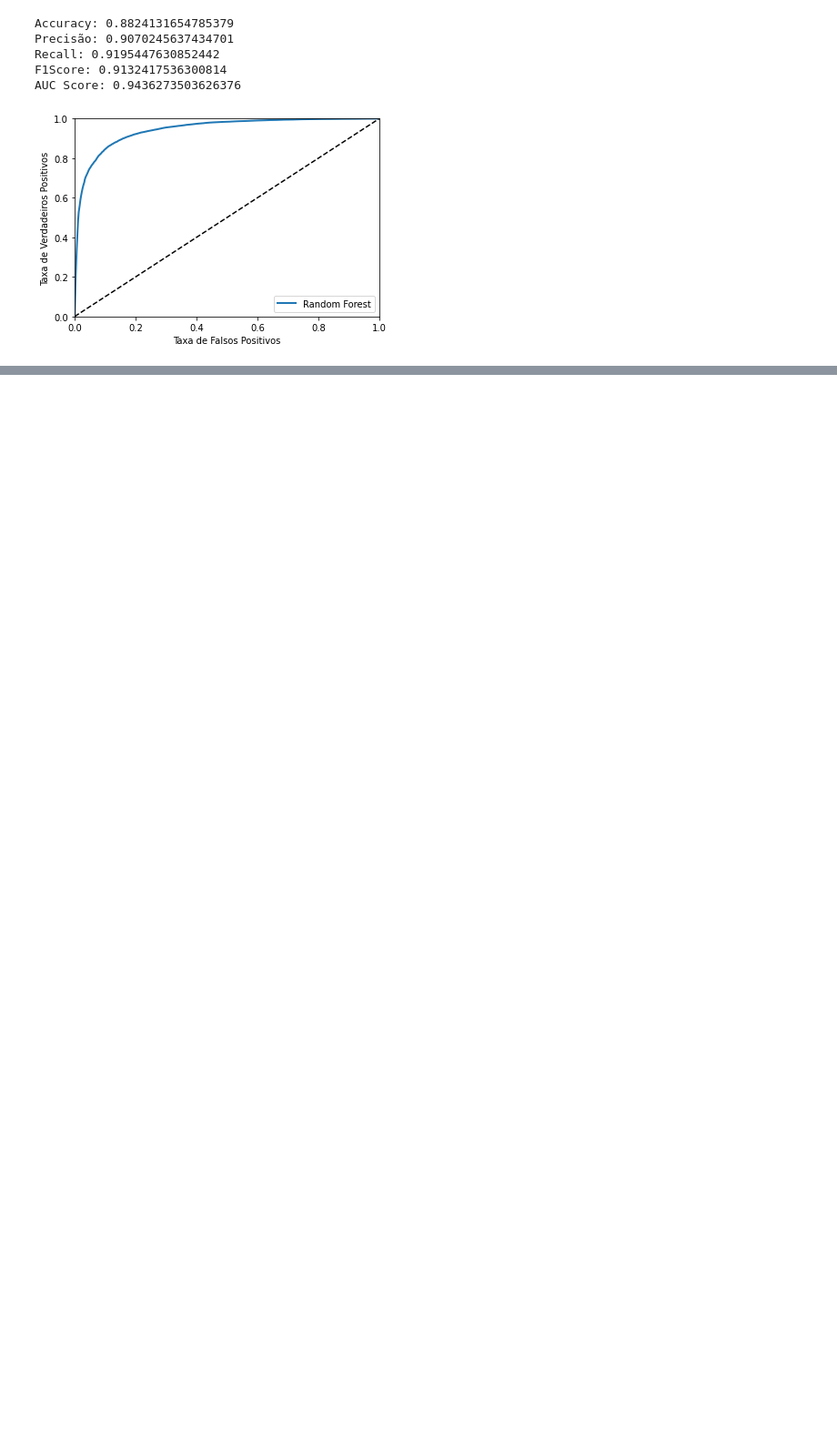
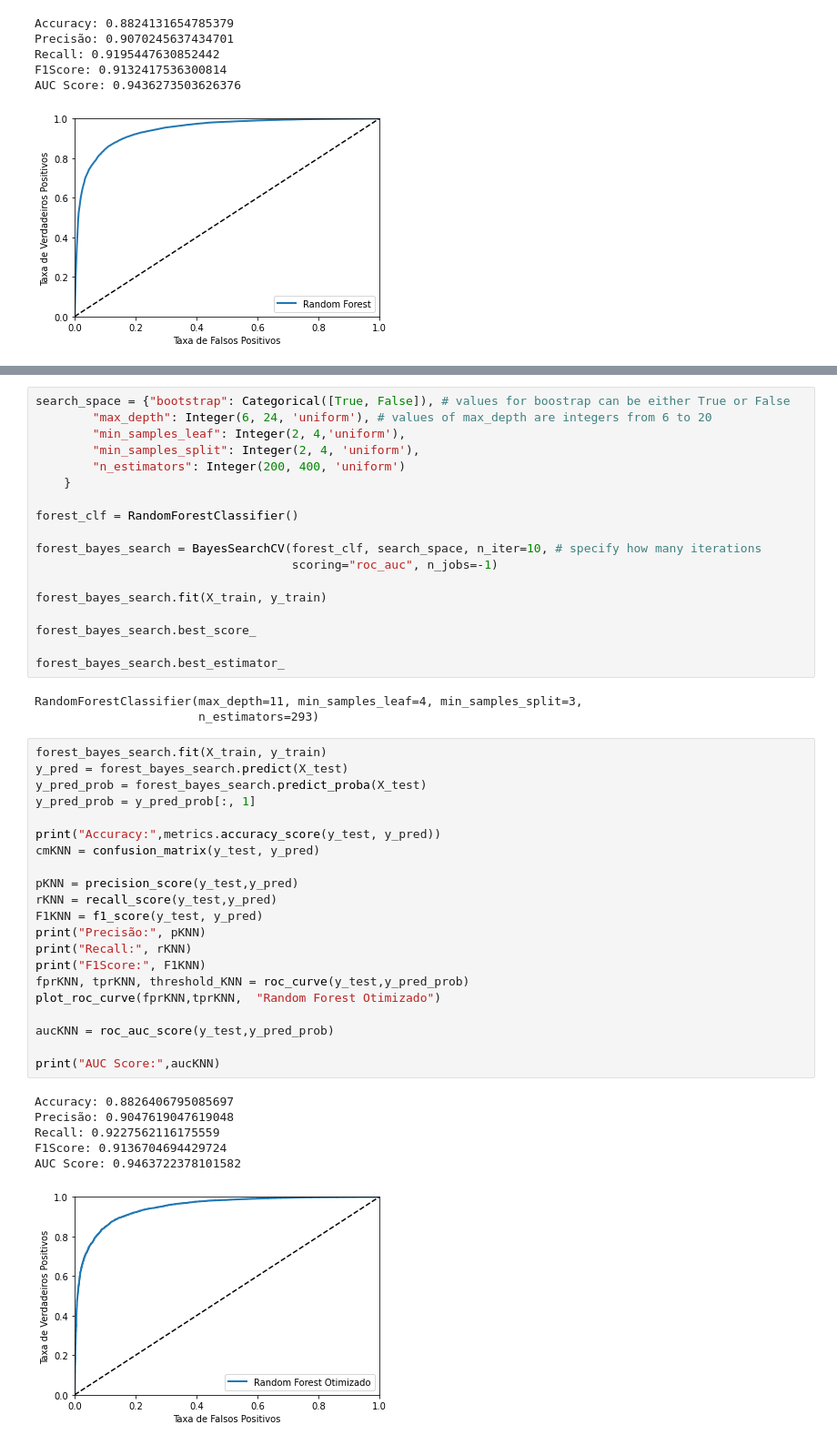
Before and after one commit to mrelero/machine-learning-anatel-database, a Jupyter notebook: ML_Techs/paper-enegep.ipynb, the cells around one changed output, grey strips where cells are left out. Shown at 91% size. Drawn from its saved outputs; the diff is of its cells as text; blank space fills up the shorter version.

```diff
--- a/ML_Techs/paper-enegep.ipynb
+++ b/ML_Techs/paper-enegep.ipynb
@@ -329,0 +326,49 @@ AUC Score: 0.9436273503626376
+# %%
+search_space = {"bootstrap": Categorical([True, False]), # values for boostrap can be either True or False
+        "max_depth": Integer(6, 24, 'uniform'), # values of max_depth are integers from 6 to 20
+        "min_samples_leaf": Integer(2, 4,'uniform'),
+        "min_samples_split": Integer(2, 4, 'uniform'),
+        "n_estimators": Integer(200, 400, 'uniform')
+    }
+
+forest_clf = RandomForestClassifier()
+
+forest_bayes_search = BayesSearchCV(forest_clf, search_space, n_iter=10, # specify how many iterations
+                                    scoring="roc_auc", n_jobs=-1)
+
+forest_bayes_search.fit(X_train, y_train)
+
+forest_bayes_search.best_score_
+
+forest_bayes_search.best_estimator_
+# %% [output]
+RandomForestClassifier(max_depth=11, min_samples_leaf=4, min_samples_split=3,
+                       n_estimators=293)
+# %%
+forest_bayes_search.fit(X_train, y_train)
+y_pred = forest_bayes_search.predict(X_test)
+y_pred_prob = forest_bayes_search.predict_proba(X_test)
+y_pred_prob = y_pred_prob[:, 1]
+
+print("Accuracy:",metrics.accuracy_score(y_test, y_pred))
+cmKNN = confusion_matrix(y_test, y_pred)
+
+pKNN = precision_score(y_test,y_pred)
+rKNN = recall_score(y_test,y_pred)
+F1KNN = f1_score(y_test, y_pred)
+print("Precisão:", pKNN)
+print("Recall:", rKNN)
+print("F1Score:", F1KNN)
+fprKNN, tprKNN, threshold_KNN = roc_curve(y_test,y_pred_prob)
+plot_roc_curve(fprKNN,tprKNN,  "Random Forest Otimizado")
+
+aucKNN = roc_auc_score(y_test,y_pred_prob)
+
+print("AUC Score:",aucKNN)
+# %% [output]
+Accuracy: 0.8826406795085697
+Precisão: 0.9047619047619048
+Recall: 0.9227562116175559
+F1Score: 0.9136704694429724
+AUC Score: 0.9463722378101582
+[figure, added]
```
Also changed, not shown: parts of 12 cells of this notebook.
